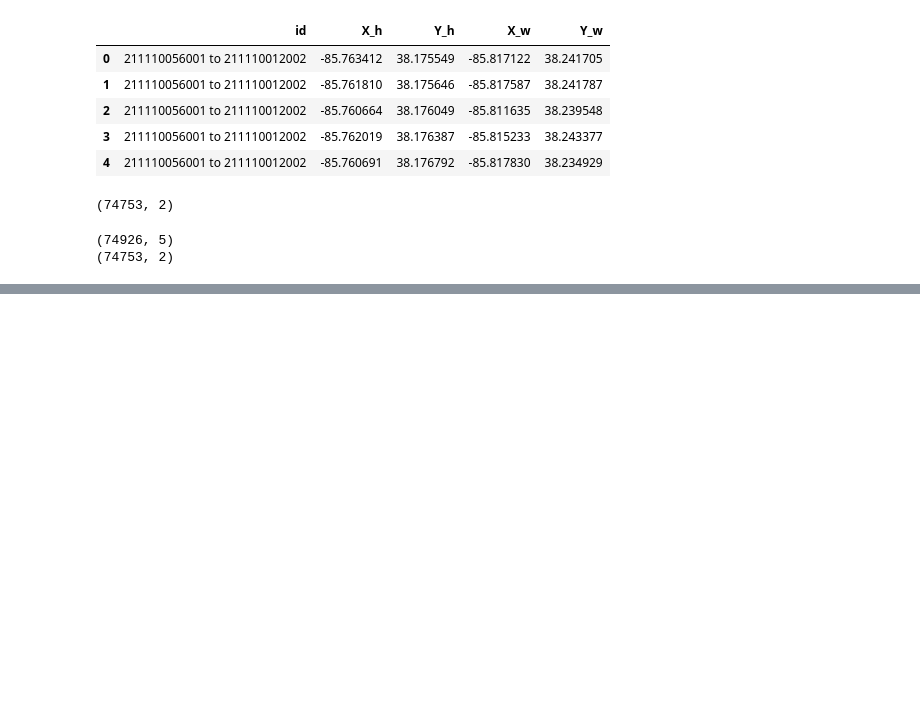
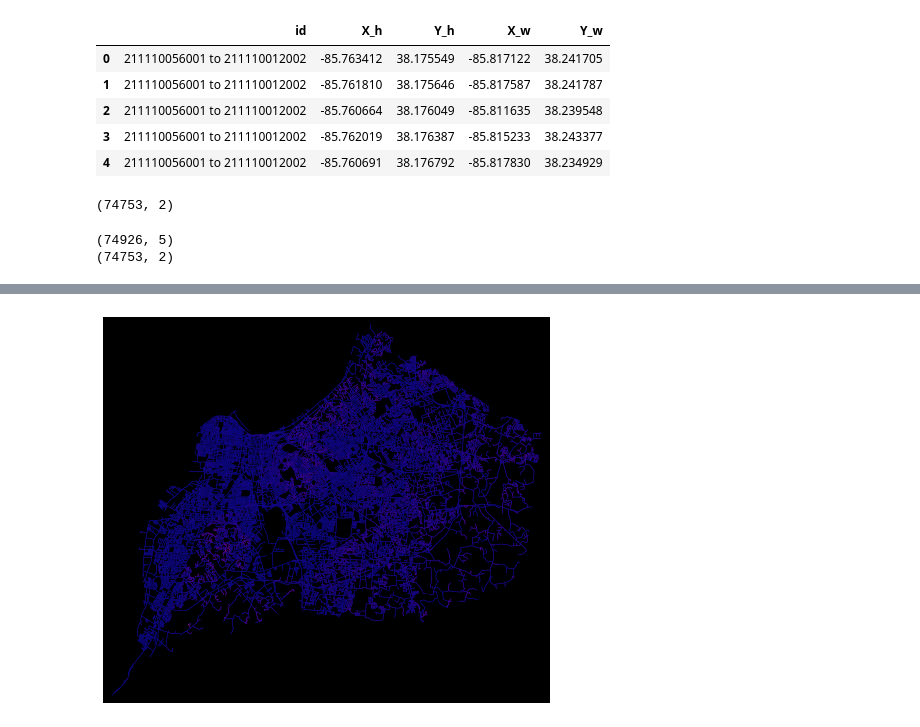
Before and after one commit to asrenninger/jams, a Jupyter notebook: python/osmnx.ipynb, the cells around one changed output, grey strips where cells are left out. Cells and saved outputs as stored; diff of their text form; code cells hidden in the pictures; blank space fills up the shorter version.

```diff
--- a/python/osmnx.ipynb
+++ b/python/osmnx.ipynb
@@ -260,0 +279,8 @@ final.to_file("imputed_homes.shp")
+# %%
+G = ox.add_node_elevations(G, api_key="AIzaSyATZNqcW_htUb8P6ZgBV9nOMcnvkk5jNI0")
+G = ox.add_edge_grades(G)
+# %%
+ec = ox.plot.get_edge_colors_by_attr(G, 'grade_abs', cmap='plasma', num_bins=100)
+fig, ax = ox.plot_graph(G, edge_color=ec, edge_linewidth=0.5, node_size=0, bgcolor='k')
+# %% [output]
+[figure, added]
```
Also changed, not shown: parts of 10 cells of this notebook, 1 other file.
